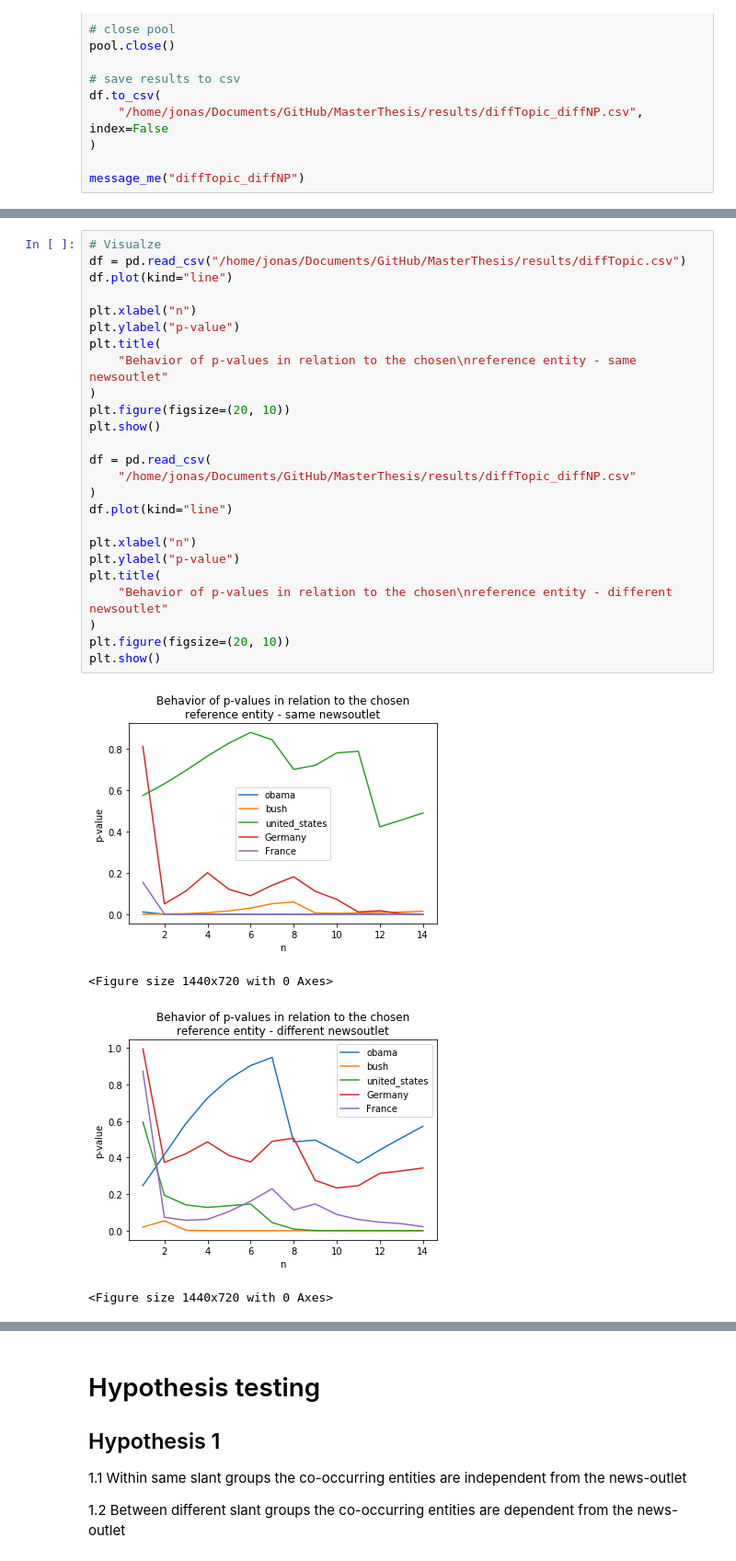
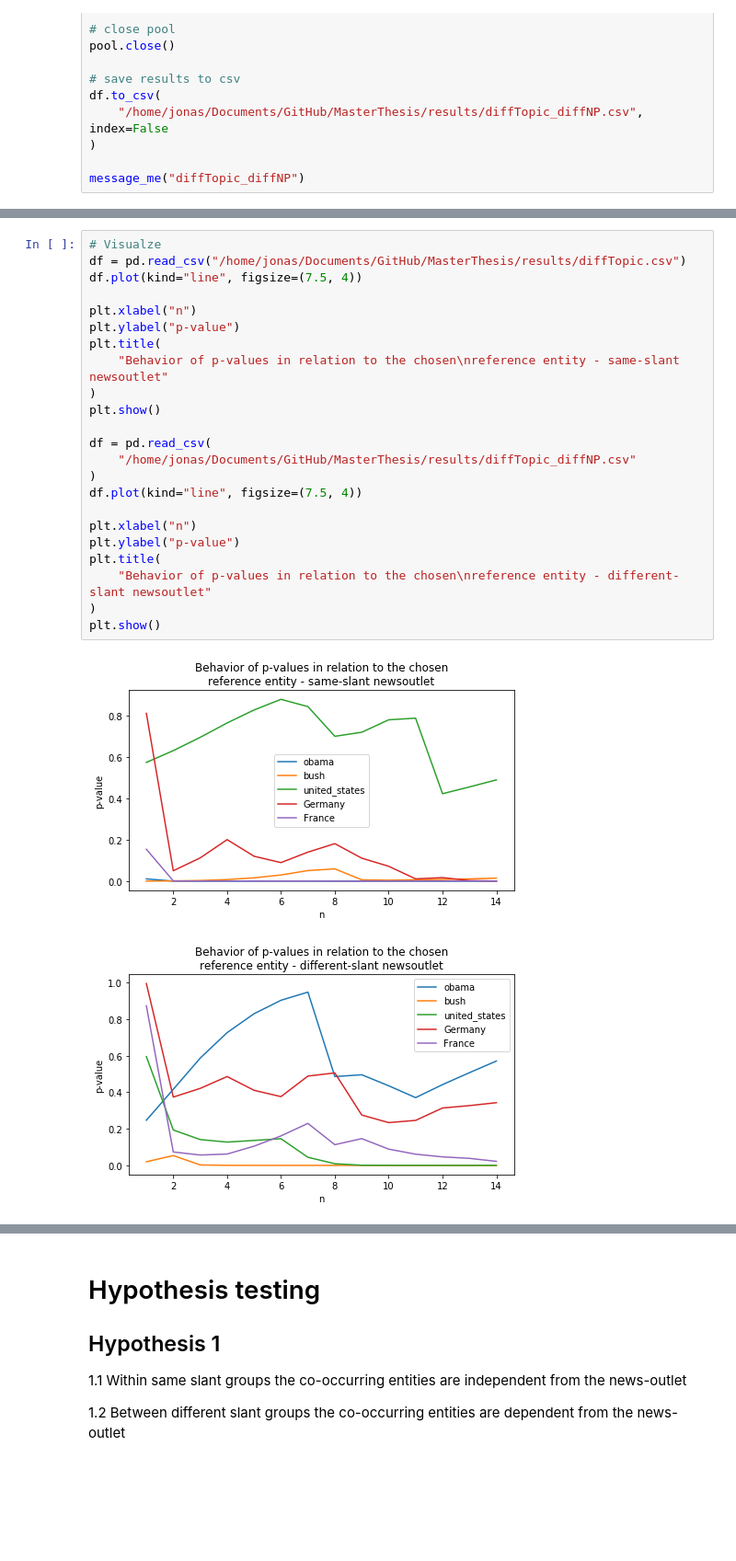
Before and after one commit to the-banandit/OmissionOrCommission, a Jupyter notebook: compareNews.ipynb, the cells around one changed output, grey strips where cells are left out. Shown at 92% size. Drawn from its saved outputs; the diff is of its cells as text; blank space fills up the shorter version.

```diff
--- a/compareNews.ipynb
+++ b/compareNews.ipynb
@@ -850,33 +944,29 @@ df
 # %%
 # Visualze
 df = pd.read_csv("/home/jonas/Documents/GitHub/MasterThesis/results/diffTopic.csv")
-df.plot(kind="line")
+df.plot(kind="line", figsize=(7.5, 4))
 
 plt.xlabel("n")
 plt.ylabel("p-value")
 plt.title(
-    "Behavior of p-values in relation to the chosen\nreference entity - same newsoutlet"
+    "Behavior of p-values in relation to the chosen\nreference entity - same-slant newsoutlet"
 )
-plt.figure(figsize=(20, 10))
 plt.show()
 
 df = pd.read_csv(
     "/home/jonas/Documents/GitHub/MasterThesis/results/diffTopic_diffNP.csv"
 )
-df.plot(kind="line")
+df.plot(kind="line", figsize=(7.5, 4))
 
 plt.xlabel("n")
 plt.ylabel("p-value")
 plt.title(
-    "Behavior of p-values in relation to the chosen\nreference entity - different newsoutlet"
+    "Behavior of p-values in relation to the chosen\nreference entity - different-slant newsoutlet"
 )
-plt.figure(figsize=(20, 10))
 plt.show()
 # %% [output]
-[figure, old version]
+[figure, new version]
-<Figure size 1440x720 with 0 Axes>
-[figure, old version]
+[figure, new version]
-<Figure size 1440x720 with 0 Axes>
 [interactive output not drawn]
 # %% [markdown]
 # Hypothesis testing
```
Also changed, not shown: parts of 43 cells of this notebook, 38 other files.
